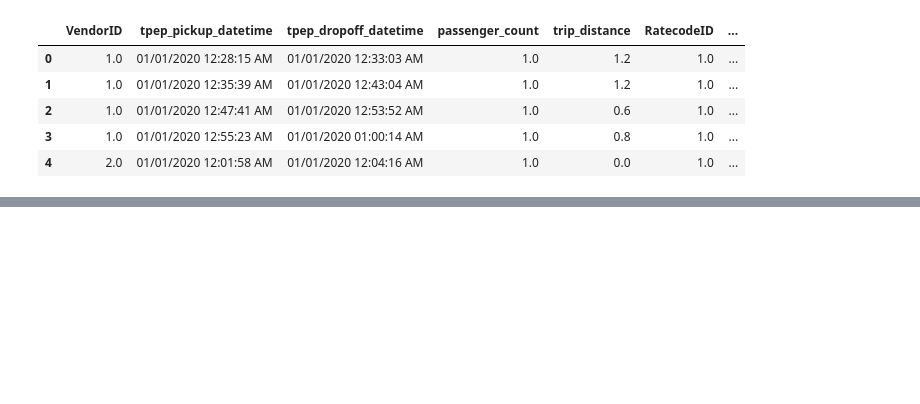
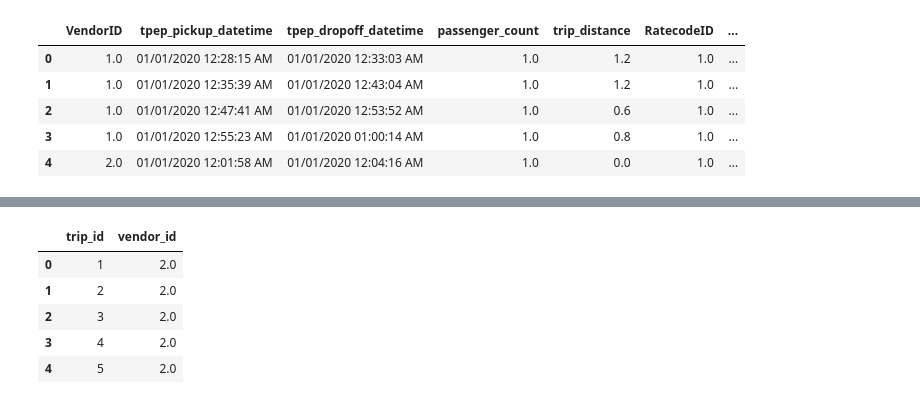
Before and after one commit to MaelGalliou/Project-Data-Integration, a Jupyter notebook: prep_bdd 2.ipynb, the cells around one changed output, grey strips where cells are left out. Cells and saved outputs as stored; diff of their text form; code cells hidden in the pictures; blank space fills up the shorter version.

```diff
--- a/prep_bdd 2.ipynb
+++ b/prep_bdd 2.ipynb
@@ -123 +61,11 @@ df_relation_film_director.head()
+# %%
+df_relation_trip_vendor = df.merge(df_vendor, left_on='VendorID', right_on='vendor_id')[['trip_id', 'vendor_id']]
+df_relation_trip_vendor.head()
+# %% [output]
+|  | trip_id | vendor_id |
+| 0 | 1 | 2.0 |
+| 1 | 2 | 2.0 |
+| 2 | 3 | 2.0 |
+| 3 | 4 | 2.0 |
+| 4 | 5 | 2.0 |
 # %%
```
Also changed, not shown: parts of 22 cells of this notebook, 22 other files.
